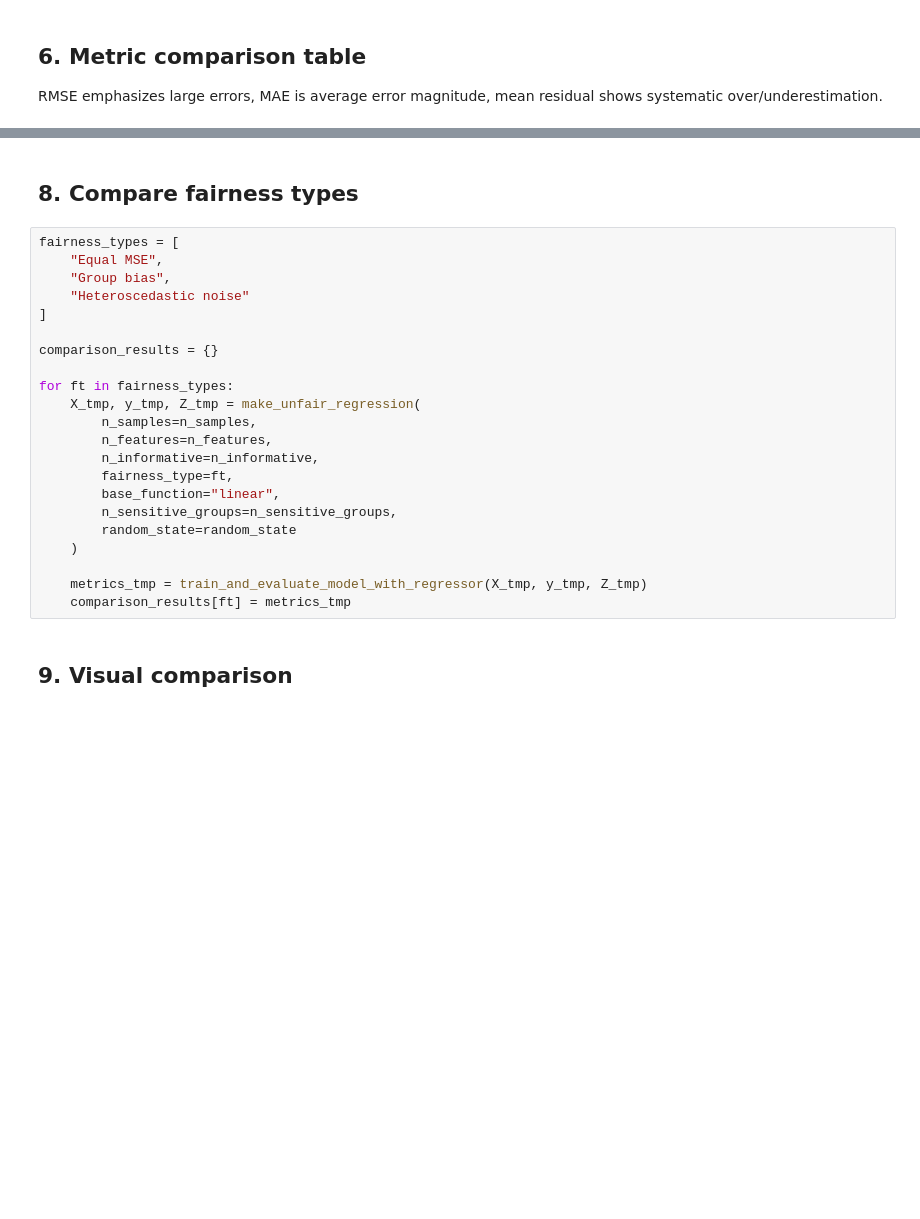
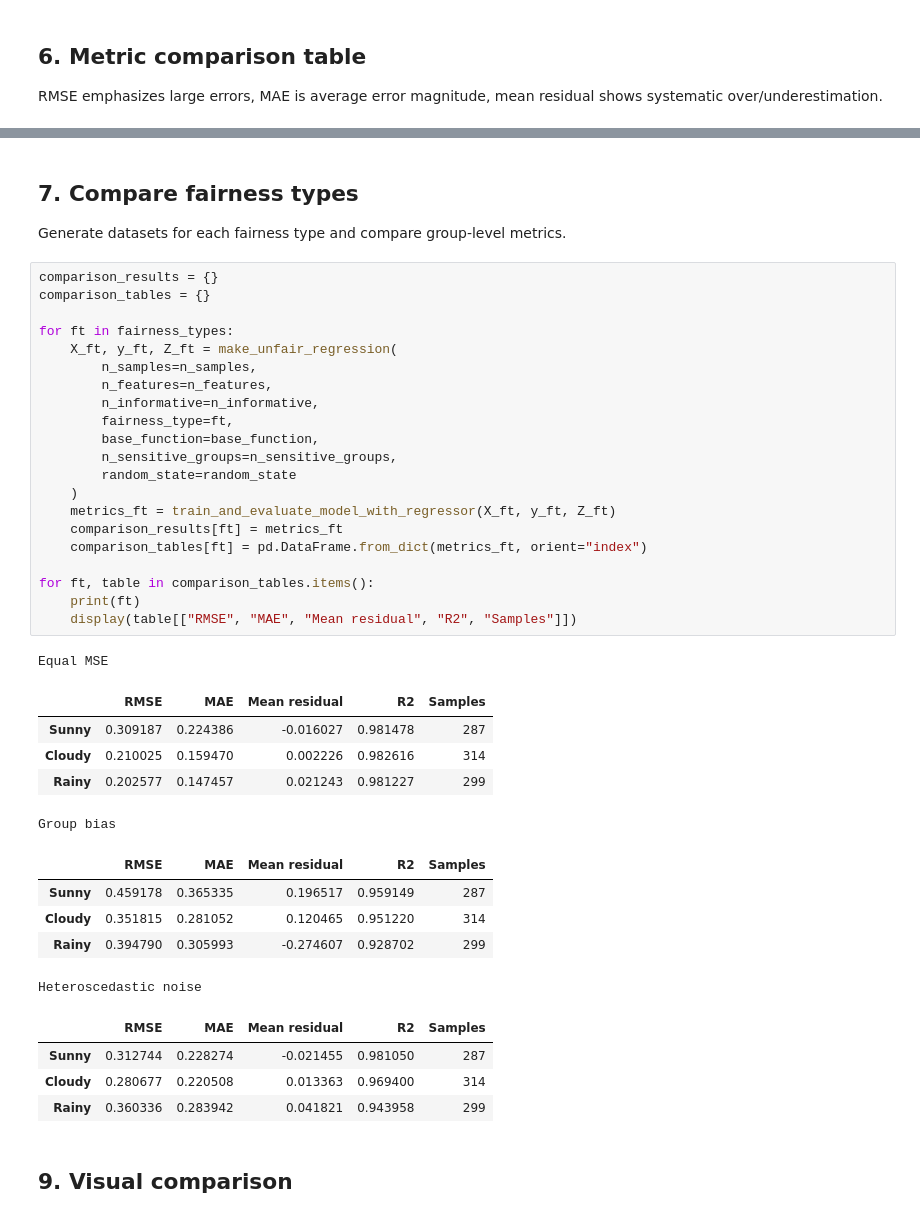
Before and after one commit to miha-plemenitas/unfair-data-generator, a Jupyter notebook: examples/make_unfair_regression.ipynb, the cells around one changed output, grey strips where cells are left out. Saved outputs shown, nothing was run; the diff lists cells and outputs as text; blank space fills up the shorter version.

```diff
--- a/examples/make_unfair_regression.ipynb
+++ b/examples/make_unfair_regression.ipynb
@@ -108,27 +124,44 @@ visualize_regression_metrics(metrics, title)
-# %% [markdown]
-## 8. Compare fairness types
-# %%
-fairness_types = [
-    "Equal MSE",
-    "Group bias",
-    "Heteroscedastic noise"
-]
-
-comparison_results = {}
-
-for ft in fairness_types:
-    X_tmp, y_tmp, Z_tmp = make_unfair_regression(
-        n_samples=n_samples,
-        n_features=n_features,
-        n_informative=n_informative,
-        fairness_type=ft,
-        base_function="linear",
-        n_sensitive_groups=n_sensitive_groups,
-        random_state=random_state
-    )
-
-    metrics_tmp = train_and_evaluate_model_with_regressor(X_tmp, y_tmp, Z_tmp)
-    comparison_results[ft] = metrics_tmp
+# %% [markdown]
+## 7. Compare fairness types
+
+Generate datasets for each fairness type and compare group-level metrics.
+# %%
+comparison_results = {}
+comparison_tables = {}
+
+for ft in fairness_types:
+    X_ft, y_ft, Z_ft = make_unfair_regression(
+        n_samples=n_samples,
+        n_features=n_features,
+        n_informative=n_informative,
+        fairness_type=ft,
+        base_function=base_function,
+        n_sensitive_groups=n_sensitive_groups,
+        random_state=random_state
+    )
+    metrics_ft = train_and_evaluate_model_with_regressor(X_ft, y_ft, Z_ft)
+    comparison_results[ft] = metrics_ft
+    comparison_tables[ft] = pd.DataFrame.from_dict(metrics_ft, orient="index")
+
+for ft, table in comparison_tables.items():
+    print(ft)
+    display(table[["RMSE", "MAE", "Mean residual", "R2", "Samples"]])
+# %% [output]
+Equal MSE
+|  | RMSE | MAE | Mean residual | R2 | Samples |
+| Sunny | 0.309187 | 0.224386 | -0.016027 | 0.981478 | 287 |
+| Cloudy | 0.210025 | 0.159470 | 0.002226 | 0.982616 | 314 |
+| Rainy | 0.202577 | 0.147457 | 0.021243 | 0.981227 | 299 |
+Group bias
+|  | RMSE | MAE | Mean residual | R2 | Samples |
+| Sunny | 0.459178 | 0.365335 | 0.196517 | 0.959149 | 287 |
+| Cloudy | 0.351815 | 0.281052 | 0.120465 | 0.951220 | 314 |
+| Rainy | 0.394790 | 0.305993 | -0.274607 | 0.928702 | 299 |
+Heteroscedastic noise
+|  | RMSE | MAE | Mean residual | R2 | Samples |
+| Sunny | 0.312744 | 0.228274 | -0.021455 | 0.981050 | 287 |
+| Cloudy | 0.280677 | 0.220508 | 0.013363 | 0.969400 | 314 |
+| Rainy | 0.360336 | 0.283942 | 0.041821 | 0.943958 | 299 |
 # %% [markdown]
 ## 9. Visual comparison
 # %%
```
Also changed, not shown: parts of 11 cells of this notebook, 3 other files.
